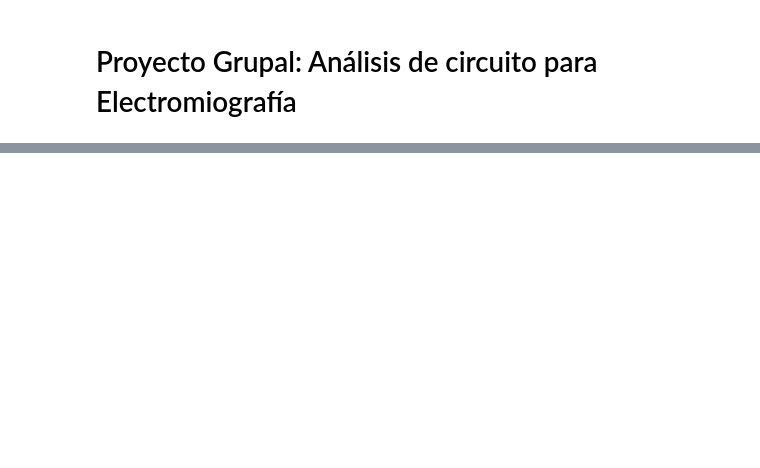
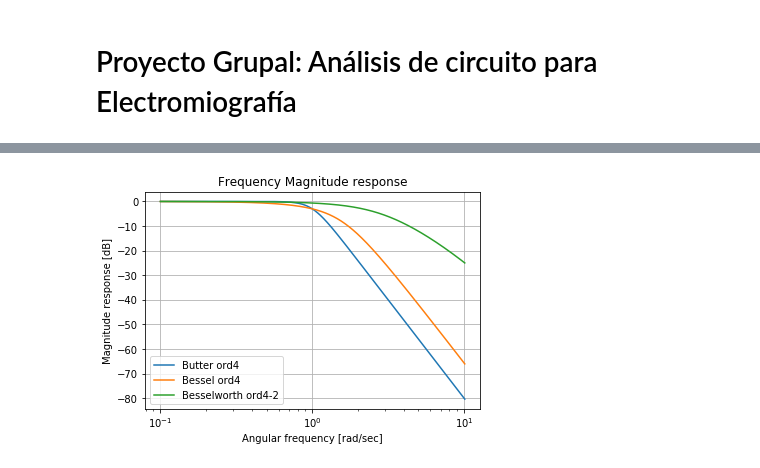
Before and after one commit to monteiroman/Proyecto-Grupal-TC-2, a Jupyter notebook: InformePreliminarDeProyectoTC2v2.ipynb, the cells around one changed output, grey strips where cells are left out. Drawn from its saved outputs; the diff is of its cells as text; code cells hidden in the pictures; blank space fills up the shorter version.

```diff
--- a/InformePreliminarDeProyectoTC2v2.ipynb
+++ b/InformePreliminarDeProyectoTC2v2.ipynb
@@ -94,0 +141,90 @@ En el próximo código les mostramos la comparación de do filtros Besselworth c
+# %%
+#!/usr/bin/env python2
+# -*- coding: utf-8 -*-
+"""
+Created on Thu Sep 20 18:30:41 2018
+
+@author: tiago
+"""
+import numpy as np
+import scipy.signal as sig
+#import matplotlib as mpl
+from splane import analyze_sys
+
+
+#vectores auxiliares para imprimir los graficos de los sistemas
+all_sys = []
+filter_names = []
+
+# Constantes del filtro Besselworth
+fc = 40
+
+# Constatens del filtro Butterworth y Bessel
+order2analyze = 4
+
+
+#____________Butter____________
+
+z,p,k = sig.buttap(order2analyze)
+
+num, den = sig.zpk2tf(z,p,k)
+
+all_sys.append(sig.TransferFunction(num,den))
+
+filter_names.append('Butter ord'+str(order2analyze))
+
+
+
+#____________Bessel____________
+
+z,p,k = sig.besselap(order2analyze, norm='mag')
+
+num, den = sig.zpk2tf(z,p,k)
+
+all_sys.append(sig.TransferFunction(num,den))
+
+filter_names.append('Bessel ord'+str(order2analyze))
+
+
+
+#____________Besselworth____________
+
+#Coeficientes de la transferencia obtenida con Tina normalizada con C4 = 100nf (2)
+num = [(2.81*10**(-6))*(fc*2*np.pi), 1]
+den = [(7.21*10**(-15))*((fc*2*np.pi)**4), (7.54*10**(-10))*((fc*2*np.pi)**3),
+       (2.84*10**(-6))*((fc*2*np.pi)**2), (2.82*10**(-3))*(fc*2*np.pi), 1]
+
+tf = sig.TransferFunction(num, den)
+
+
+
+print ("*Coeficientes de la transferencia Besselworth NORMALIZADA:\n")
+print ("\tNumerador:")
+for c in tf.num:
+    print(f"\t\t{c:.3f}")
+print ("\tDenominador:")
+for c in tf.den:
+    print(f"\t\t{c:.3f}")
+print ("\n")
+
+print ("*Polos y ceros de la transferencia Besselworth NORMALIZADA:\n")
+print ("\tPolos:")
+for c in tf.poles:
+    print(f"\t\t{c:.3f}")
+print ("\tCeros:")
+for c in tf.zeros:
+    print(f"\t\t{c:.3f}")
+
+
+all_sys.append(tf)
+filter_names.append("Besselworth ord" + str(order2analyze) + "-2")
+
+#Defino el rango a imprimir y el punto a mostrar
+ini = 0.1
+end = 10.1
+n = 100000
+bode_lenght = np.linspace(ini, end, n)
+printW = 1
+#imprimo todos los Bode
+analyze_sys( all_sys, filter_names, bode_lenght, printW=printW)
+# %% [output]
@@ -94,0 +248 @@ En el próximo código les mostramos la comparación de do filtros Besselworth c
+[figure, added]
```
Also changed, not shown: parts of 42 cells of this notebook, 35 other files.
